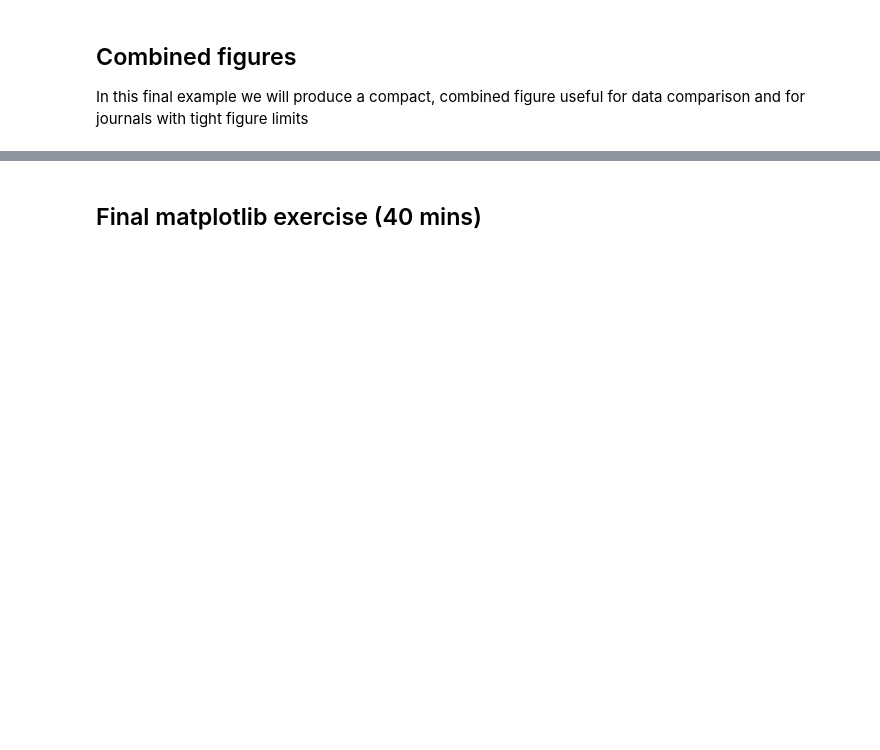
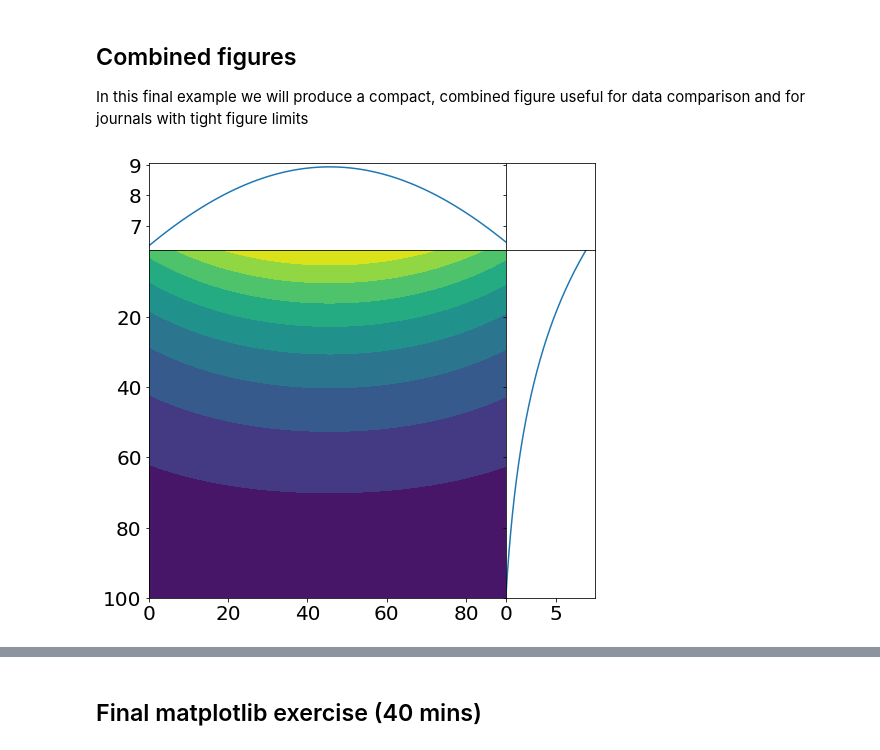
Before and after one commit to ueapy/ppd_python, a Jupyter notebook: notebooks/15-Matplotlib.ipynb, the cells around one changed output, grey strips where cells are left out. Cells and saved outputs as stored; diff of their text form; code cells hidden in the pictures; blank space fills up the shorter version.

```diff
--- a/notebooks/15-Matplotlib.ipynb
+++ b/notebooks/15-Matplotlib.ipynb
@@ -355,24 +399,26 @@ depth = np.linspace(100,1,len(y1))
 # %%
 # Make a 2X2 set of Axes with shared x axis and y axis
 fig, axs = plt.subplots(2,2,figsize=(8, 8),sharex="col",sharey="row",
     gridspec_kw={"height_ratios": [1, 4], "width_ratios": [4, 1]})
 # gridspec_kw makes Axes with different height and width ratios
 
 # Remove all whitepace between Axes
 fig.subplots_adjust(hspace=0, wspace=0)
 
 # Makes axs into a flat array, easier to call
 axs = axs.ravel()
 
 
 # Plotting the surface temperature and mean temp depth profile alongside the contour plot of temp
-axs[0].plot(distance, temp[-1, :], label="surface temp")
-axs[2].contourf(distance, depth, temp,10)
-axs[3].plot(np.nanmean(temp, 1), depth)
+axs[0].plot(distance, temp[-1, :]) # surface temp
+axs[2].contourf(distance, depth, temp,10) # temp contour
+axs[3].plot(np.nanmean(temp, 1), depth) # depth average temp
 
 # Setting limits to make the plot tight
 axs[2].set(xlim=[distance[0], distance[-1]], ylim=[depth[0], depth[-1]])
 axs[3].set(xlim=[np.min(temp), np.max(temp)]);
+# %% [output]
+[figure, added]
 # %%
 # Increasing the font size to improve readability
 plt.rcParams.update({"font.size": 20})
```
Also changed, not shown: parts of 36 cells of this notebook, 2 other files.
